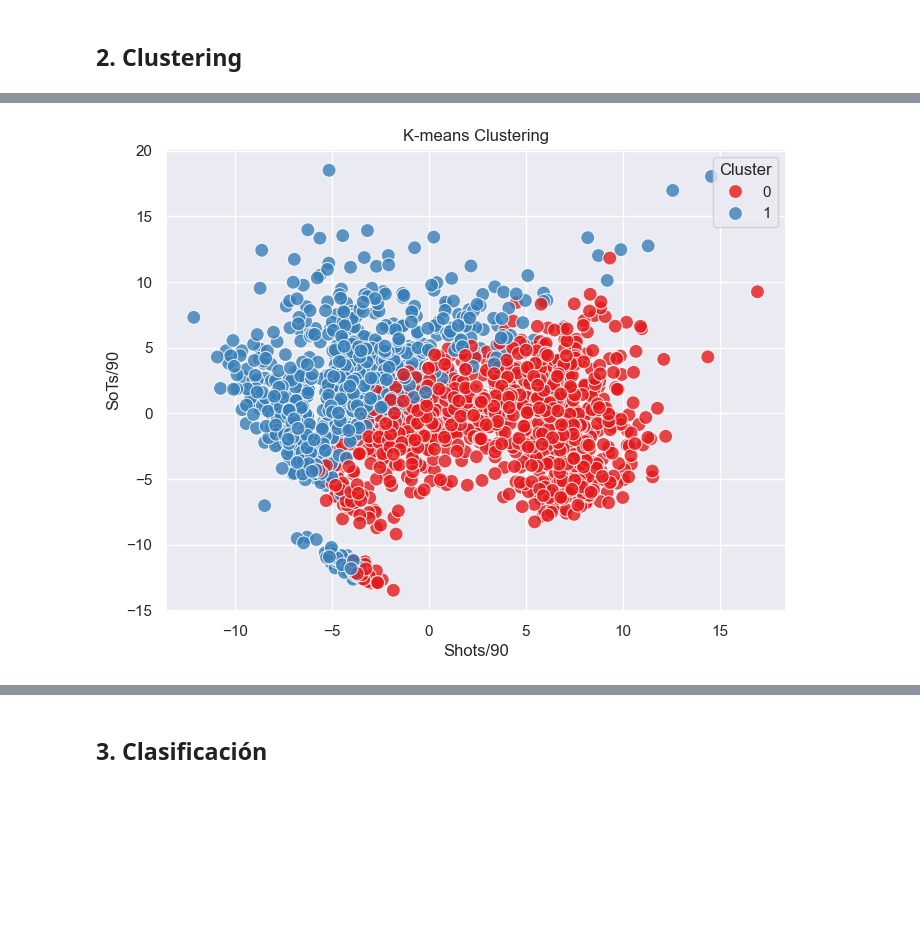
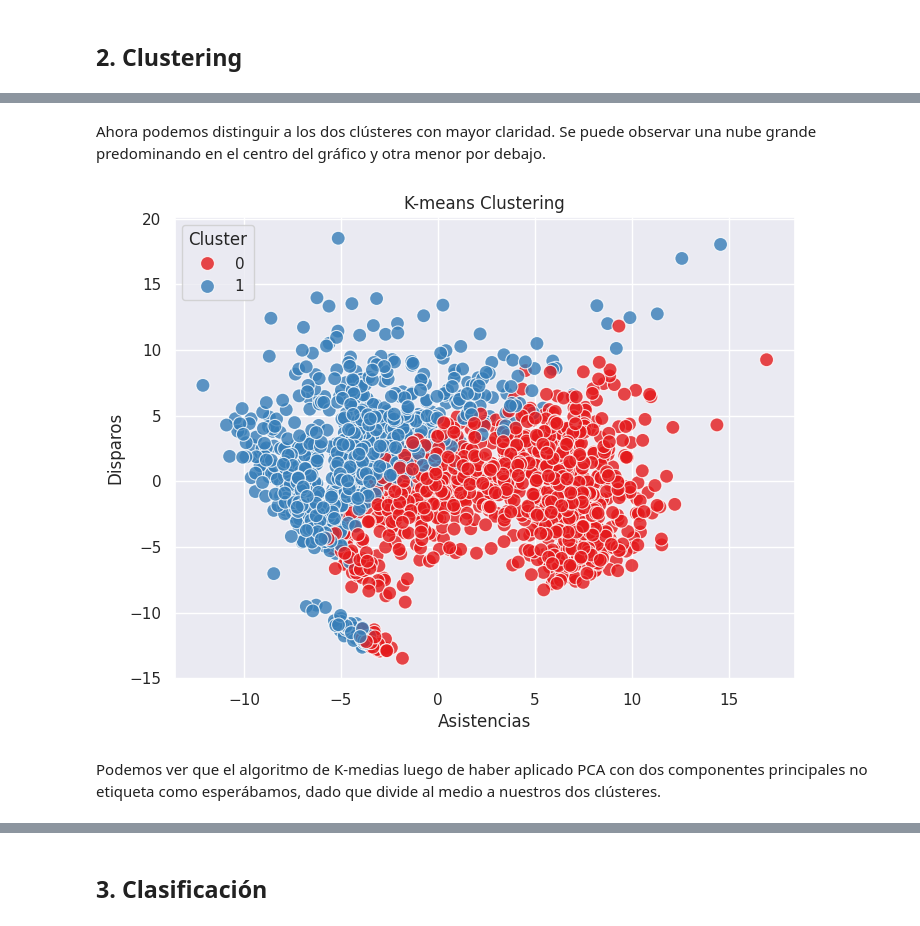
Before and after one commit to joacokoif/tp2_fulbo_ldd, a Jupyter notebook: tp2_LDD_Futbol_Analytics.ipynb, the cells around one changed output, grey strips where cells are left out. Saved outputs shown, nothing was run; the diff lists cells and outputs as text; code cells hidden in the pictures; blank space fills up the shorter version.

```diff
--- a/tp2_LDD_Futbol_Analytics.ipynb
+++ b/tp2_LDD_Futbol_Analytics.ipynb
@@ -142,30 +144,24 @@ plt.show()
+# %% [markdown]
+Ahora podemos distinguir a los dos clústeres con mayor claridad. Se puede observar una nube grande predominando en el centro del gráfico y otra menor por debajo.
 # %%
-# (c) Para la cantidad de clusters observados en el ´ıtem anterior, realizar un agrupamiento por k-medias,
-# y colorear los puntos seg´un las etiquetas obtenidas. ¿Coinciden las etiquetas con lo esperado?
+# (c) Para la cantidad de clusters observados en el ítem anterior, realizar un agrupamiento por k-medias,
+# y colorear los puntos según las etiquetas obtenidas. ¿Coinciden las etiquetas con lo esperado?
 
+num_clusters = 2  # Determinar el número de clústers
 
-variables_numericas = ['Shots/90', 'SoTs/90']# vuelvo a agarrar las dos variables de antes
-
-scaler = StandardScaler()
-df_scaled = scaler.fit_transform(data_num) # escalo los datos
-
-pca = PCA(n_components=2)
-componentes_principales = pca.fit_transform(df_scaled) # le aplico PCA
-
-df_pca = pd.DataFrame(data=componentes_principales, columns=['Shots/90', 'SoTs/90']) # me genero un nuevo DataFrame con las componentes principales
-
-num_clusters = 2  # determino el numero de clusters
-
-kmeans = KMeans(n_clusters=num_clusters, random_state=42) #aplico k-means
+kmeans = KMeans(n_clusters=num_clusters, random_state=42) # Aplicar k-means
 df_pca['Cluster'] = kmeans.fit_predict(data_num)
 
-plt.figure(figsize=(8, 6)) #grafico el resultado
+# Graficar el resultado
+plt.figure(figsize=(8, 6))
 sns.scatterplot(x='Shots/90', y='SoTs/90', hue='Cluster', data=df_pca, s=100, palette='Set1', alpha=0.8, legend='full')
 plt.title('K-means Clustering')
-plt.xlabel('Shots/90')
-plt.ylabel('SoTs/90')
+plt.xlabel('Asistencias')
+plt.ylabel('Disparos')
 plt.grid(True)
 plt.show()
 # %% [output]
-[figure, old version]
+[figure, new version]
+# %% [markdown]
+Podemos ver que el algoritmo de K-medias luego de haber aplicado PCA con dos componentes principales no etiqueta como esperábamos, dado que divide al medio a nuestros dos clústeres.
 # %%
```
Also changed, not shown: parts of 16 cells of this notebook.
